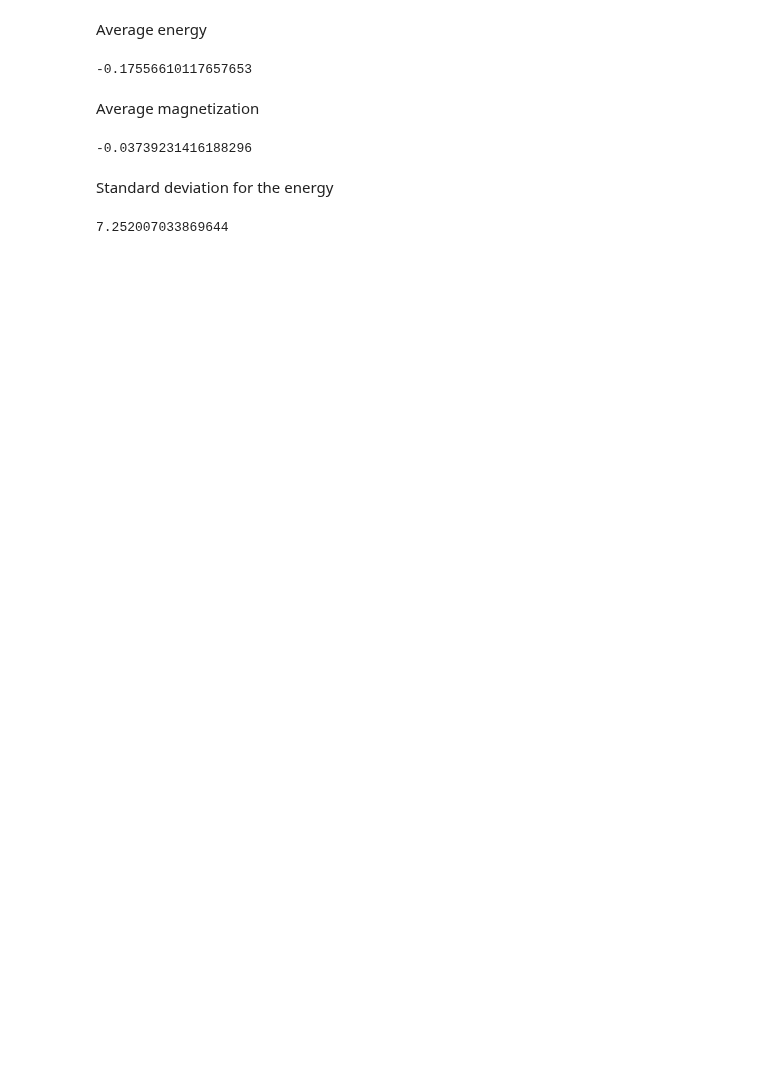
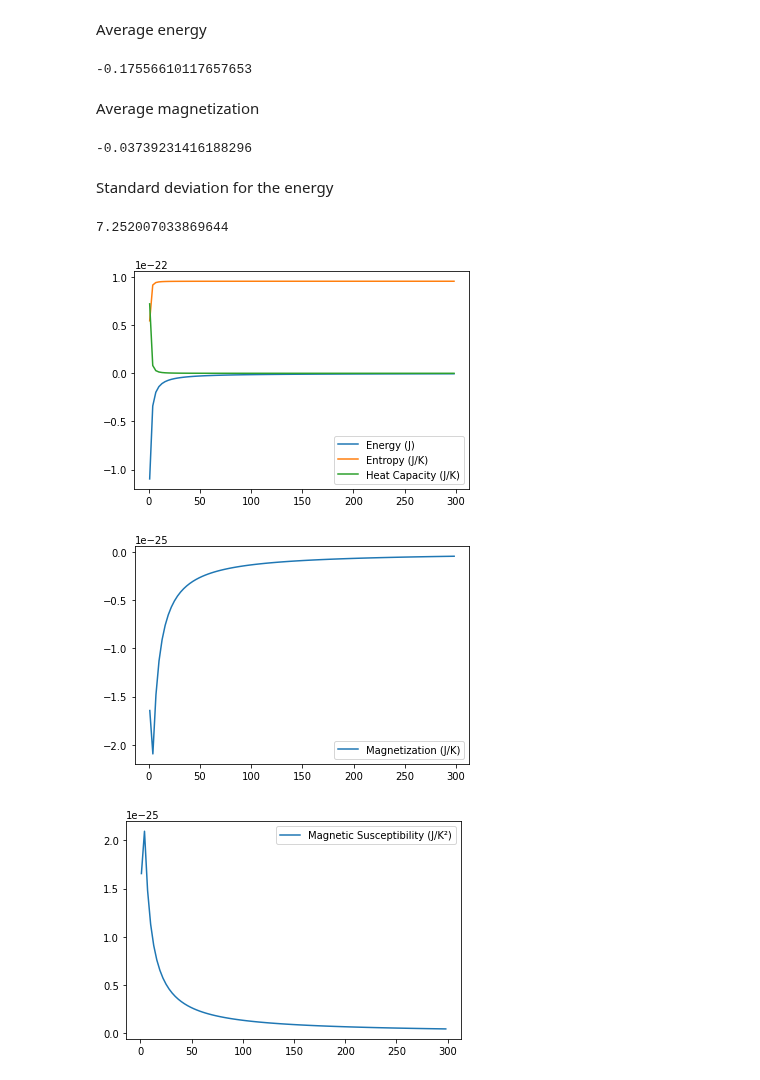
Before and after one commit to CHEM-PHYS-X684/QuantumSoftware, a Jupyter notebook: notebooks/Ising.ipynb, the cells around one changed output. Drawn from its saved outputs; the diff is of its cells as text; code cells hidden in the pictures; blank space fills up the shorter version.

Commit message:
Added plots

```diff
--- a/notebooks/Ising.ipynb
+++ b/notebooks/Ising.ipynb
@@ -168,3 +168,52 @@ math.sqrt(average_value(lambda sp: (Hamiltonian(2, 1.1, sp).findenergy()) ** 2,
     average_value(lambda sp: Hamiltonian(2, 1.1, sp).findenergy(), 10, 2, 1.1) ** 2)
 # %% [output]
 7.252007033869644
+# %%
+import matplotlib.pyplot as plt
+import numpy as np
+import concurrent.futures
+
+J = -1
+M = 0.1
+N = 10
+
+xs = np.linspace(1, 298.15, 100)
+ex = concurrent.futures.ThreadPoolExecutor(4)
+ener = list(ex.map(lambda x: average_value(lambda sp: Hamiltonian(J * boltzmann_k,
+                                                                  M * boltzmann_k, sp).findenergy(), N, J, M, x), xs))
+mag = list(ex.map(lambda x: M * boltzmann_k * average_value(magnetization, N, J, M, x), xs))
+heat = list(ex.map(lambda x: (average_value(lambda sp: (Hamiltonian(J * boltzmann_k, M * boltzmann_k,
+                                                                    sp).findenergy()) ** 2,
+                                                  N, J, M, x) -
+                                    average_value(lambda sp: Hamiltonian(J * boltzmann_k,
+                                                                         M * boltzmann_k, sp).findenergy(),
+                                                  N, J, M, x)
+                                    ** 2) / (boltzmann_k * x ** 2), xs))
+ms = list(ex.map(lambda x: (average_value(lambda sp: (M * boltzmann_k * magnetization(sp)) ** 2, N, J,
+                                          M, x) -
+              (M * boltzmann_k * average_value(magnetization, N, J, M, x)) ** 2) / (boltzmann_k * x), xs))
+
+ent = list(ex.map(lambda x: boltzmann_k * (math.log(partition(N, M, J, x)) +
+                                                    average_value(lambda sp: Hamiltonian(J * boltzmann_k,
+                                                                                        M * boltzmann_k,
+                                                                                        sp).findenergy(),
+                                                                 N, J, M, x) / (boltzmann_k * x)), xs))
+
+ex.shutdown()
+
+plt.figure()
+plt.plot(xs, ener, label="Energy (J)")
+plt.plot(xs, ent, label="Entropy (J/K)")
+plt.plot(xs, heat, label="Heat Capacity (J/K)")
+plt.legend()
+plt.figure()
+plt.plot(xs, mag, label="Magnetization (J/K)")
+plt.legend()
+plt.figure()
+plt.plot(xs, ms, label="Magnetic Susceptibility (J/K²)")
+plt.legend()
+plt.show()
+# %% [output]
+[figure, added]
+[figure, added]
+[figure, added]
```
